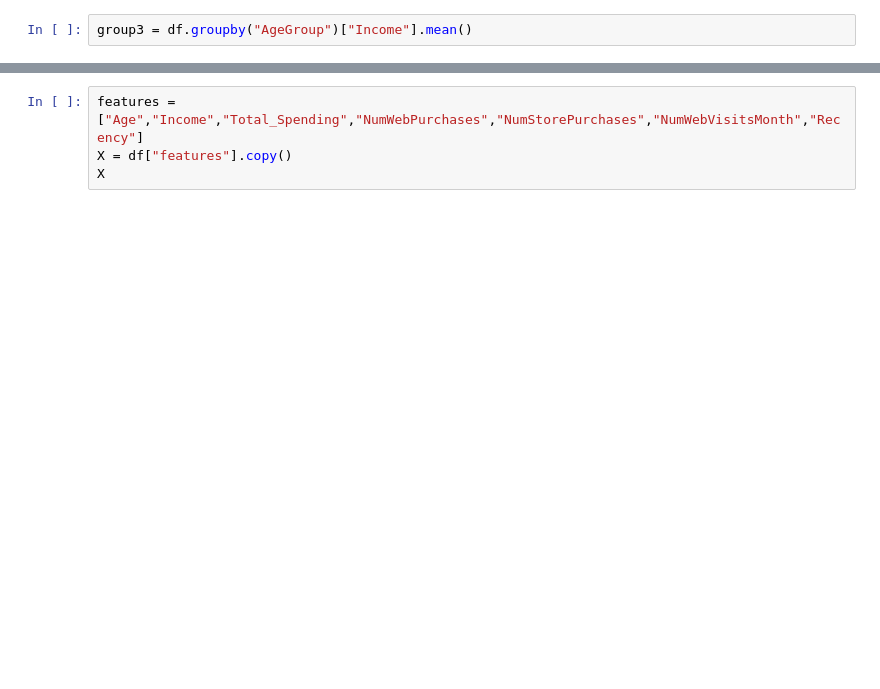
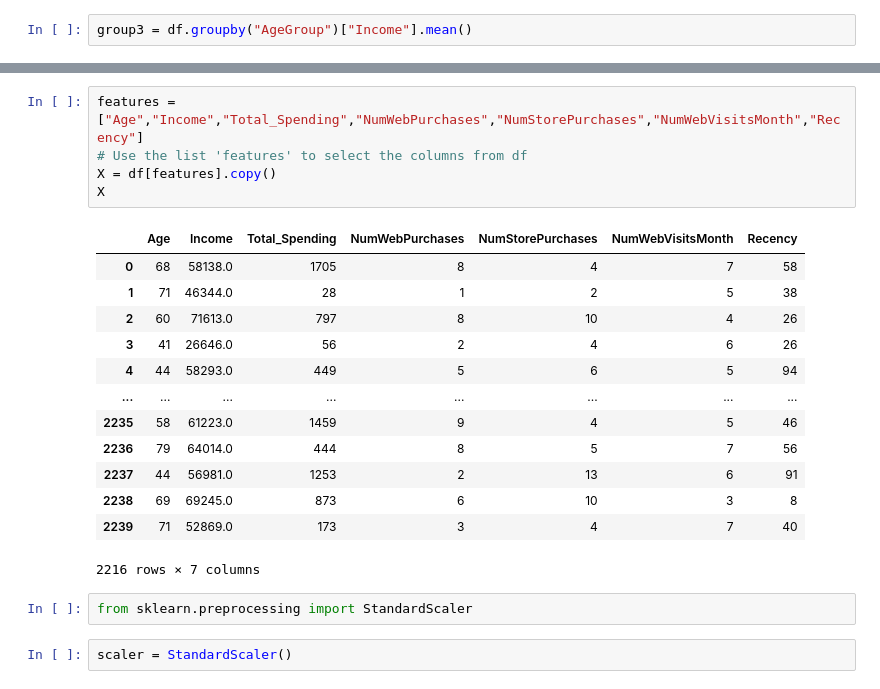
Before and after one commit to YasiruMethmal123/BankGuard360-, a Jupyter notebook: scripts/CustomerSegmentation.ipynb, the cells around one changed output, grey strips where cells are left out. Saved outputs shown, nothing was run; the diff lists cells and outputs as text; blank space fills up the shorter version.

Commit message:
preprocessing

```diff
--- a/scripts/CustomerSegmentation.ipynb
+++ b/scripts/CustomerSegmentation.ipynb
@@ -374,4 +478,23 @@ Age - Income - Total_Spending - Numebr - NumStorePurchases - NumWebVisitsMonth -
 # %%
 features = ["Age","Income","Total_Spending","NumWebPurchases","NumStorePurchases","NumWebVisitsMonth","Recency"]
-X = df["features"].copy()
+# Use the list 'features' to select the columns from df
+X = df[features].copy()
 X
+# %% [output]
+|  | Age | Income | Total_Spending | NumWebPurchases | NumStorePurchases | NumWebVisitsMonth | Recency |
+| 0 | 68 | 58138.0 | 1705 | 8 | 4 | 7 | 58 |
+| 1 | 71 | 46344.0 | 28 | 1 | 2 | 5 | 38 |
+| 2 | 60 | 71613.0 | 797 | 8 | 10 | 4 | 26 |
+| 3 | 41 | 26646.0 | 56 | 2 | 4 | 6 | 26 |
+| 4 | 44 | 58293.0 | 449 | 5 | 6 | 5 | 94 |
+| ... | ... | ... | ... | ... | ... | ... | ... |
+| 2235 | 58 | 61223.0 | 1459 | 9 | 4 | 5 | 46 |
+| 2236 | 79 | 64014.0 | 444 | 8 | 5 | 7 | 56 |
+| 2237 | 44 | 56981.0 | 1253 | 2 | 13 | 6 | 91 |
+| 2238 | 69 | 69245.0 | 873 | 6 | 10 | 3 | 8 |
+| 2239 | 71 | 52869.0 | 173 | 3 | 4 | 7 | 40 |
+2216 rows × 7 columns
+# %%
+from sklearn.preprocessing import StandardScaler
+# %%
+scaler = StandardScaler()
```
Also changed, not shown: parts of 23 cells of this notebook.
